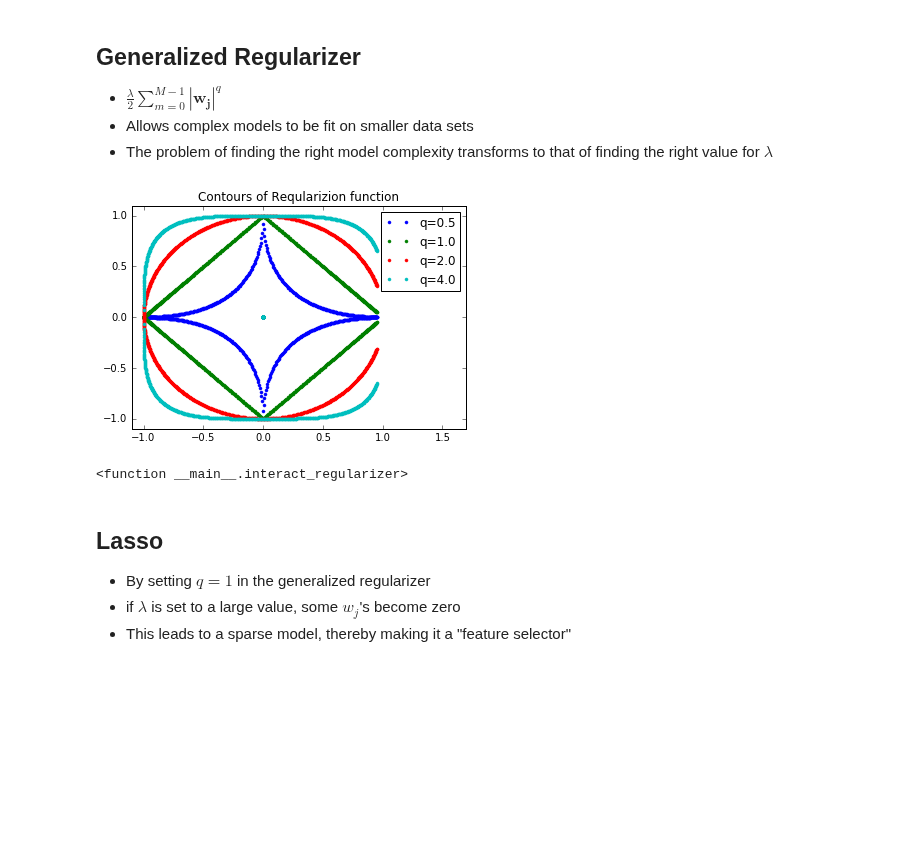
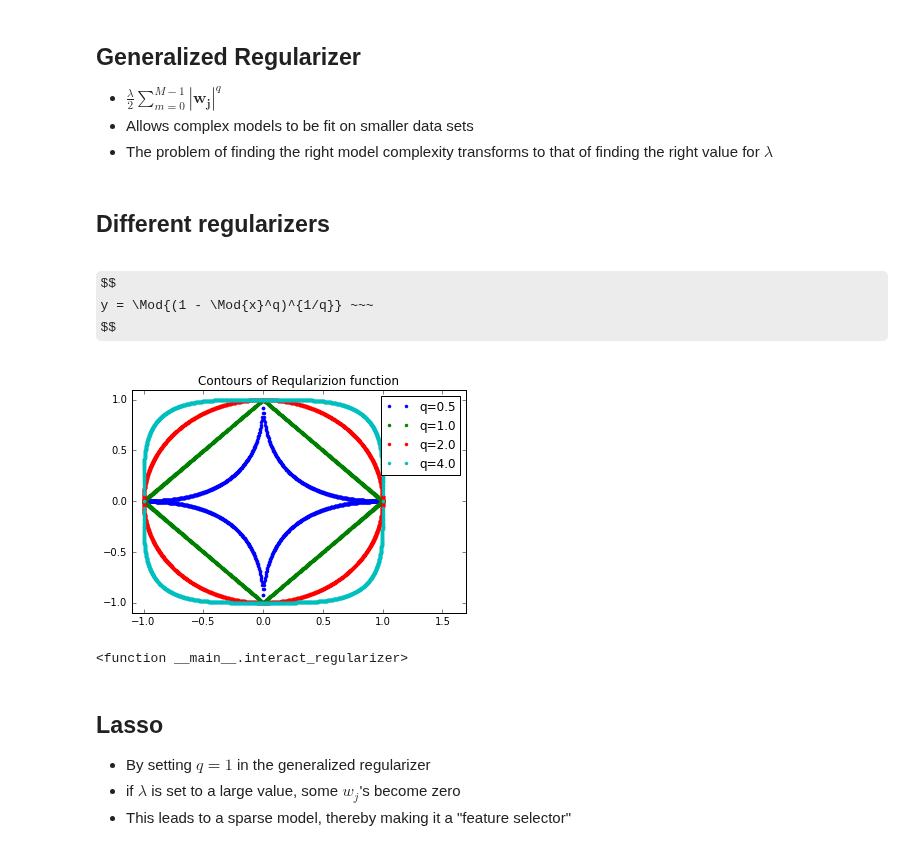
Before and after one commit to john-von-seneca/ml-and-what-not, a Jupyter notebook: void-main/linear-models-for-regression/linear-basis-function-models.ipynb, the cells around one changed output. Drawn from its saved outputs; the diff is of its cells as text; code cells hidden in the pictures; some formulas as TeX source; blank space fills up the shorter version.

```diff
--- a/void-main/linear-models-for-regression/linear-basis-function-models.ipynb
+++ b/void-main/linear-models-for-regression/linear-basis-function-models.ipynb
@@ -551,27 +549,37 @@ pts = np.asarray([[math.cos(theta),math.sin(theta)] for theta in thetas])
+# %% [markdown]
+## Different regularizers
+# %% [markdown]
+$$
+y = \Mod{(1 - \Mod{x}^q)^{1/q}} ~~~
+$$
 # %%
+thetas = np.linspace(0,math.pi,10**3)
+pts = np.asarray([[math.cos(theta),math.sin(theta)] for theta in thetas])
 # q=1/2
 def show_regularizer(q=0.5):
     ptsq = np.zeros_like(pts)
-    for ix in range(math.floor(ptsq.shape[0]/2.)):
+    n = math.floor(ptsq.shape[0])
+    ys = np.zeros((n,1))
+    for ix in range(n):
         x = pts[ix,0]
-        ptsq[ix,0] = ptsq[100-1-ix,0] = x
         y_abs = abs((1 - abs(x)**q)**(1./q))
-        ptsq[ix,1] = y_abs
-        ptsq[100-1-ix,1] = -y_abs
-    plt.plot(ptsq[:,0],ptsq[:,1],'.',label='q='+str(q))
+        ys[ix,0] = y_abs
+    xs = np.hstack((pts[:,0],pts[:,0]))
+    ys = np.vstack((ys,-ys))
+    plt.plot(xs, ys, '.', label='q='+str(q))
 
 def interact_regularizer(q=0.5,offset=0.7,show_all=True):
     qs = [0.5,1.,2.,4.] if show_all else [q]
     [show_regularizer(qq) for qq in qs]
     plt.xlim(plt.xlim()[0]-0.1,plt.xlim()[1]+offset)
     plt.ylim(plt.ylim()[0]-0.1,plt.ylim()[1]+0.1)
     plt.legend()
     plt.title('Contours of Reqularizion function')
     plt.show()
 
 interact(interact_regularizer,q=(.5,4,.5),offset=(0,1.,.1))
 # %% [output]
-[figure, old version]
+[figure, new version]
 <function __main__.interact_regularizer>
 # %% [markdown]
 ## Lasso
```
Also changed, not shown: parts of 16 cells of this notebook, 6 other files.
